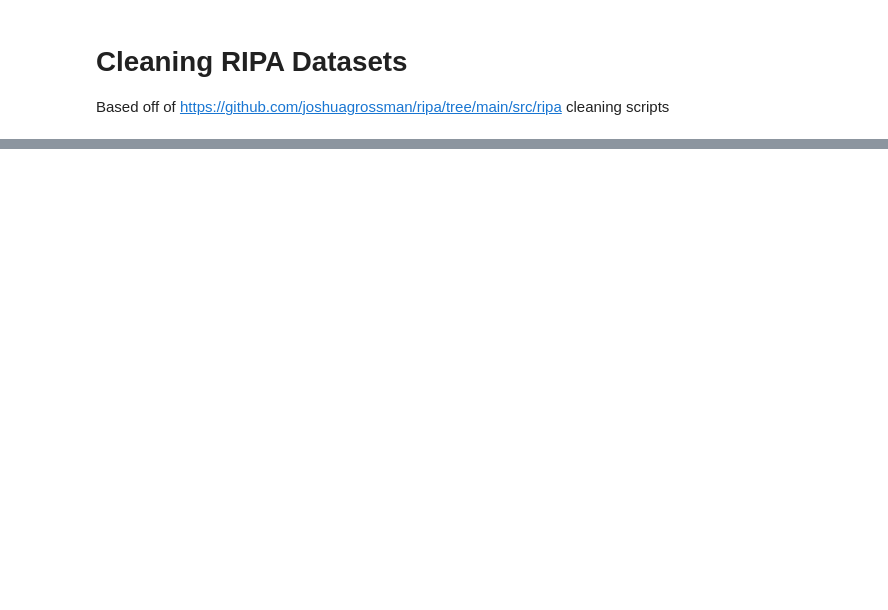
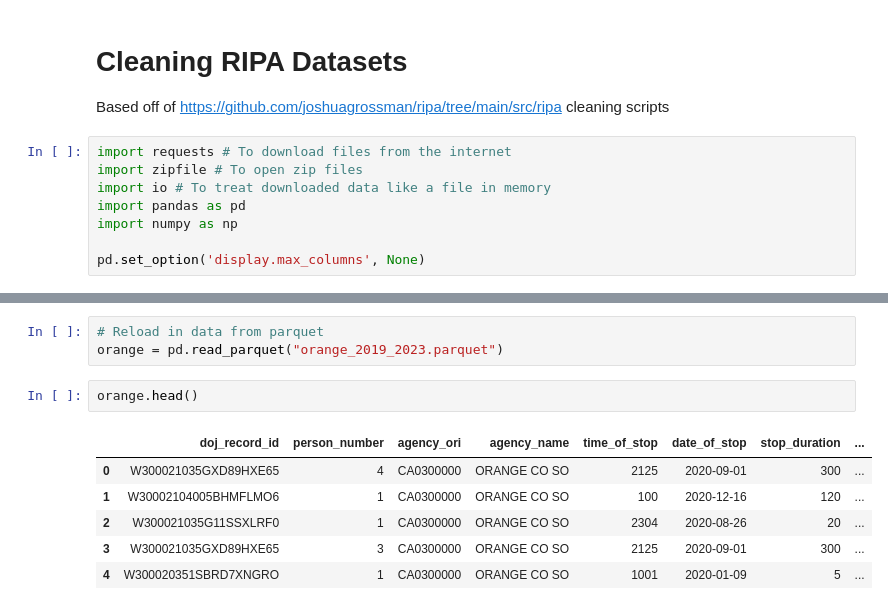
Before and after one commit to laurenbchu/honors-thesis, a Jupyter notebook: notebooks/ripa_cleaning_v2.ipynb, the cells around one changed output, grey strips where cells are left out. Drawn from its saved outputs; the diff is of its cells as text; blank space fills up the shorter version.

```diff
--- a/notebooks/ripa_cleaning_v2.ipynb
+++ b/notebooks/ripa_cleaning_v2.ipynb
@@ -1,4 +1,12 @@
 # %% [markdown]
 # Cleaning RIPA Datasets
 Based off of https://github.com/joshuagrossman/ripa/tree/main/src/ripa cleaning scripts
+# %%
+import requests # To download files from the internet
+import zipfile # To open zip files
+import io # To treat downloaded data like a file in memory
+import pandas as pd
+import numpy as np
+
+pd.set_option('display.max_columns', None)
 # %%
@@ -78,0 +256,12 @@ load_ripa_from_doj_zip("Orange")
+# %%
+# Reload in data from parquet
+orange = pd.read_parquet("orange_2019_2023.parquet")
+# %%
+orange.head()
+# %% [output]
+|  | doj_record_id | person_number | agency_ori | agency_name | time_of_stop | date_of_stop | stop_duration | ... |
+| 0 | W300021035GXD89HXE65 | 4 | CA0300000 | ORANGE CO SO | 2125 | 2020-09-01 | 300 | ... |
+| 1 | W30002104005BHMFLMO6 | 1 | CA0300000 | ORANGE CO SO | 100 | 2020-12-16 | 120 | ... |
+| 2 | W300021035G11SSXLRF0 | 1 | CA0300000 | ORANGE CO SO | 2304 | 2020-08-26 | 20 | ... |
+| 3 | W300021035GXD89HXE65 | 3 | CA0300000 | ORANGE CO SO | 2125 | 2020-09-01 | 300 | ... |
+| 4 | W300020351SBRD7XNGRO | 1 | CA0300000 | ORANGE CO SO | 1001 | 2020-01-09 | 5 | ... |
```
Also changed, not shown: parts of 5 cells of this notebook.
